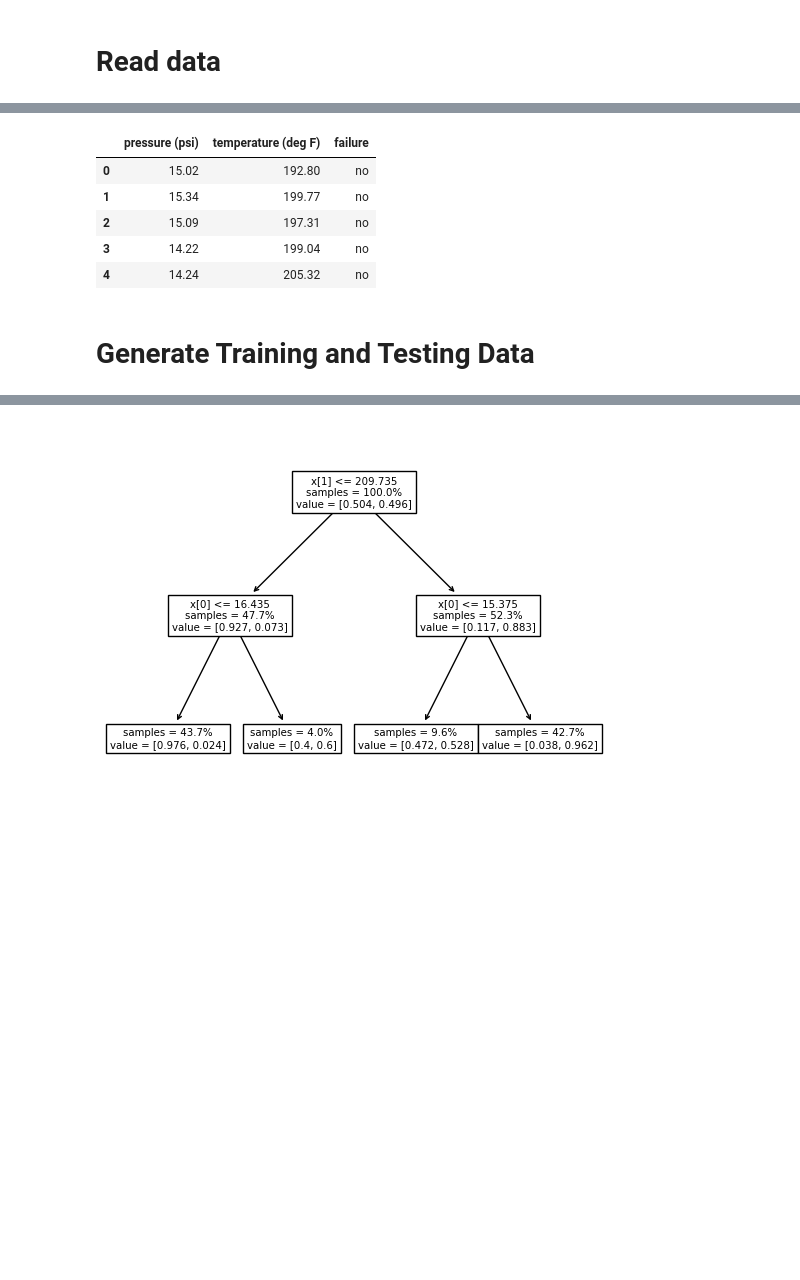
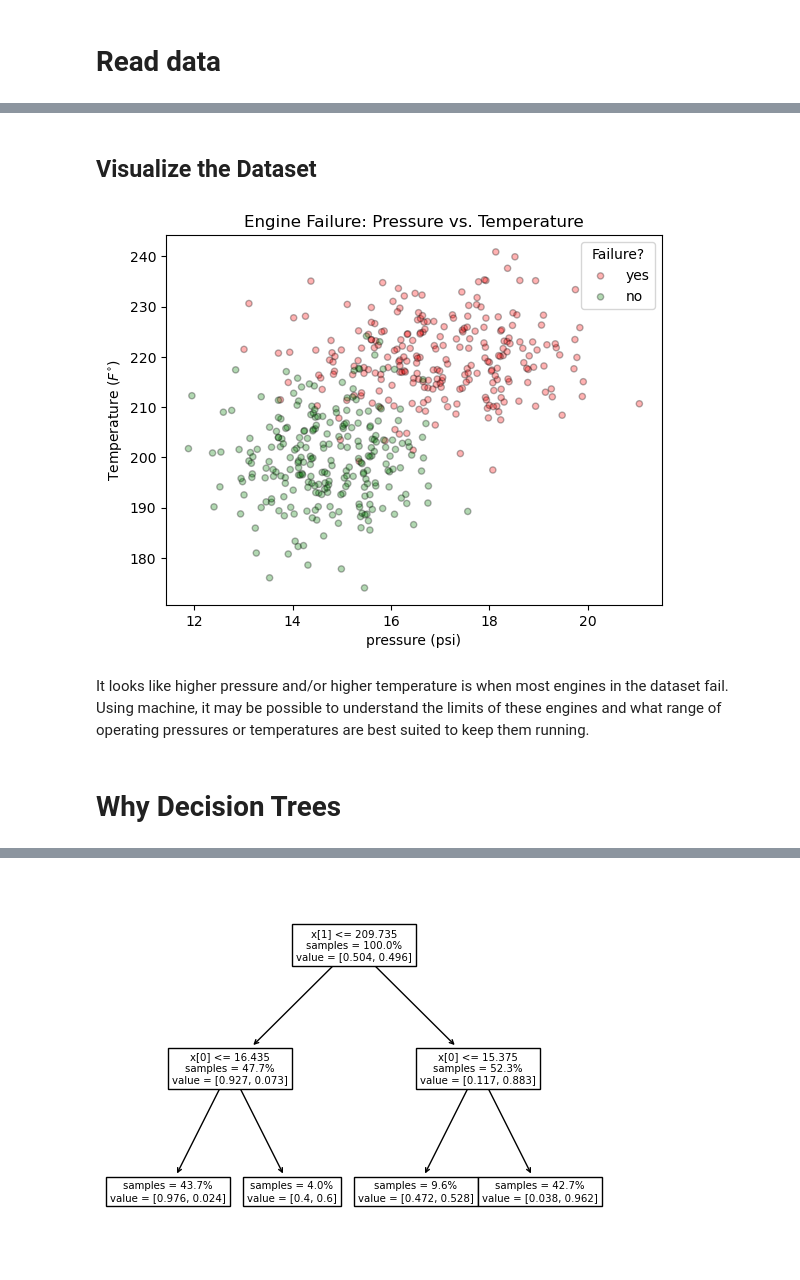
Before and after one commit to papir805/Stanford-ML-Class, a Jupyter notebook: notebooks/decision_tree_classification.ipynb, the cells around one changed output, grey strips where cells are left out. Drawn from its saved outputs; the diff is of its cells as text; code cells hidden in the pictures; blank space fills up the shorter version.

```diff
--- a/notebooks/decision_tree_classification.ipynb
+++ b/notebooks/decision_tree_classification.ipynb
@@ -20,12 +38 @@ df = pd.read_csv("../data/toy_data.csv", index_col=0)
-# %%
-df.head()
-# %% [output]
-|  | pressure (psi) | temperature (deg F) | failure |
-| 0 | 15.02 | 192.80 | no |
-| 1 | 15.34 | 199.77 | no |
-| 2 | 15.09 | 197.31 | no |
-| 3 | 14.22 | 199.04 | no |
-| 4 | 14.24 | 205.32 | no |
-# %% [markdown]
-# Generate Training and Testing Data
 # %%
@@ -33,0 +49,2 @@ class_names = df['failure'].unique()
+# %% [markdown]
+## Visualize the Dataset
@@ -33,0 +59,30 @@ class_names = df['failure'].unique()
+# %%
+# Create figure and axis for graphing
+fig, ax = plt.subplots(1,1)
+
+# Scatter plot of engine data that failed
+ax.scatter(x=df_yesses[x1_label],
+           y=df_yesses[x2_label],
+           c=df_yesses['color'],
+           label=label_1, s=20,
+           edgecolor="k", alpha=0.3)
+
+# Scatter plot of engine data that didn't fail
+ax.scatter(x=df_nos[x1_label],
+           y=df_nos[x2_label],
+           c=df_nos['color'],
+           label=label_0, s=20,
+           edgecolor="k", alpha=0.3)
+
+ax.set_title('Engine Failure: Pressure vs. Temperature')
+ax.set_xlabel(x1_label)
+ax.set_ylabel(r'Temperature ($F^{\circ}$)')
+ax.legend(title='Failure?')
+
+plt.show()
+# %% [output]
+[figure, added]
+# %% [markdown]
+It looks like higher pressure and/or higher temperature is when most engines in the dataset fail.  Using machine, it may be possible to understand the limits of these engines and what range of operating pressures or temperatures are best suited to keep them running.
+# %% [markdown]
+# Why Decision Trees
```
Also changed, not shown: parts of 27 cells of this notebook, 1 other file.
